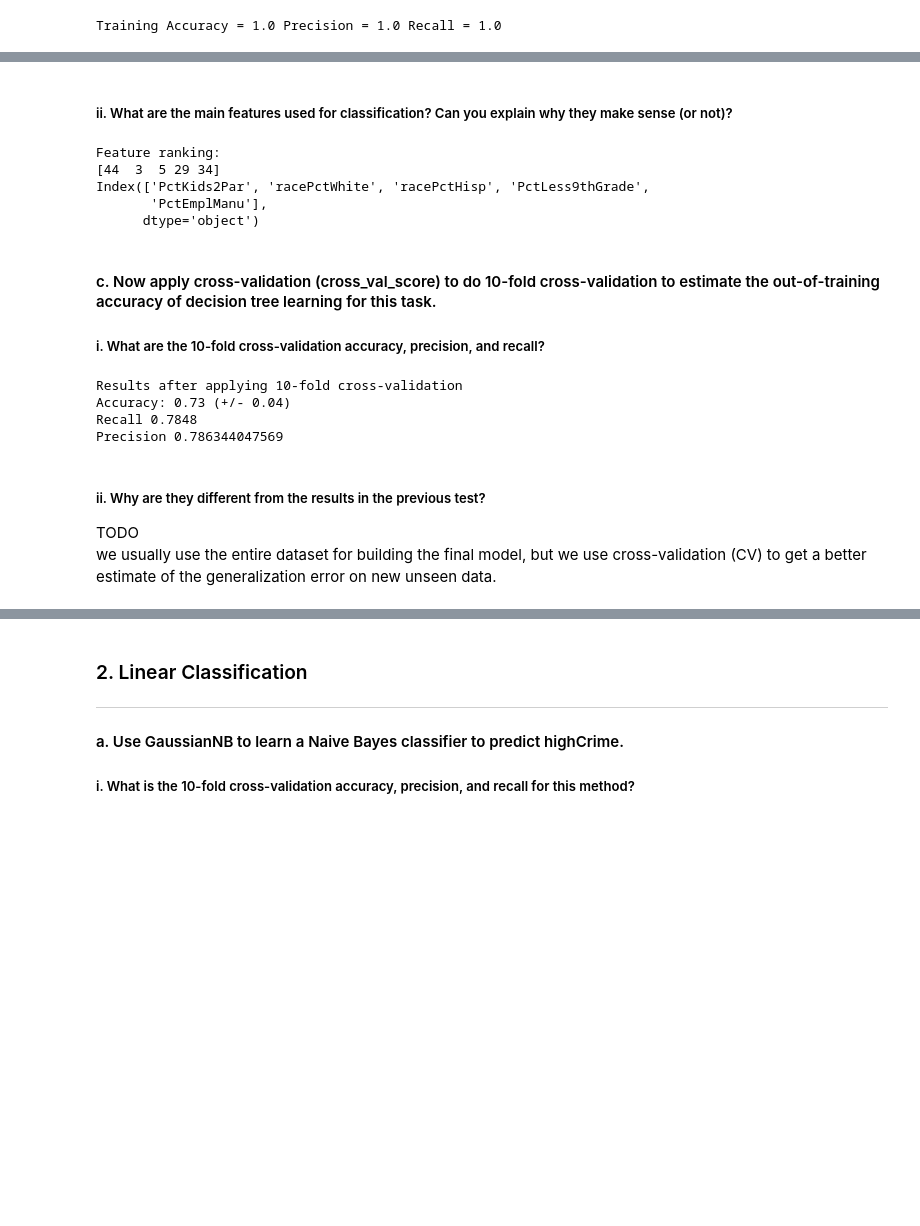
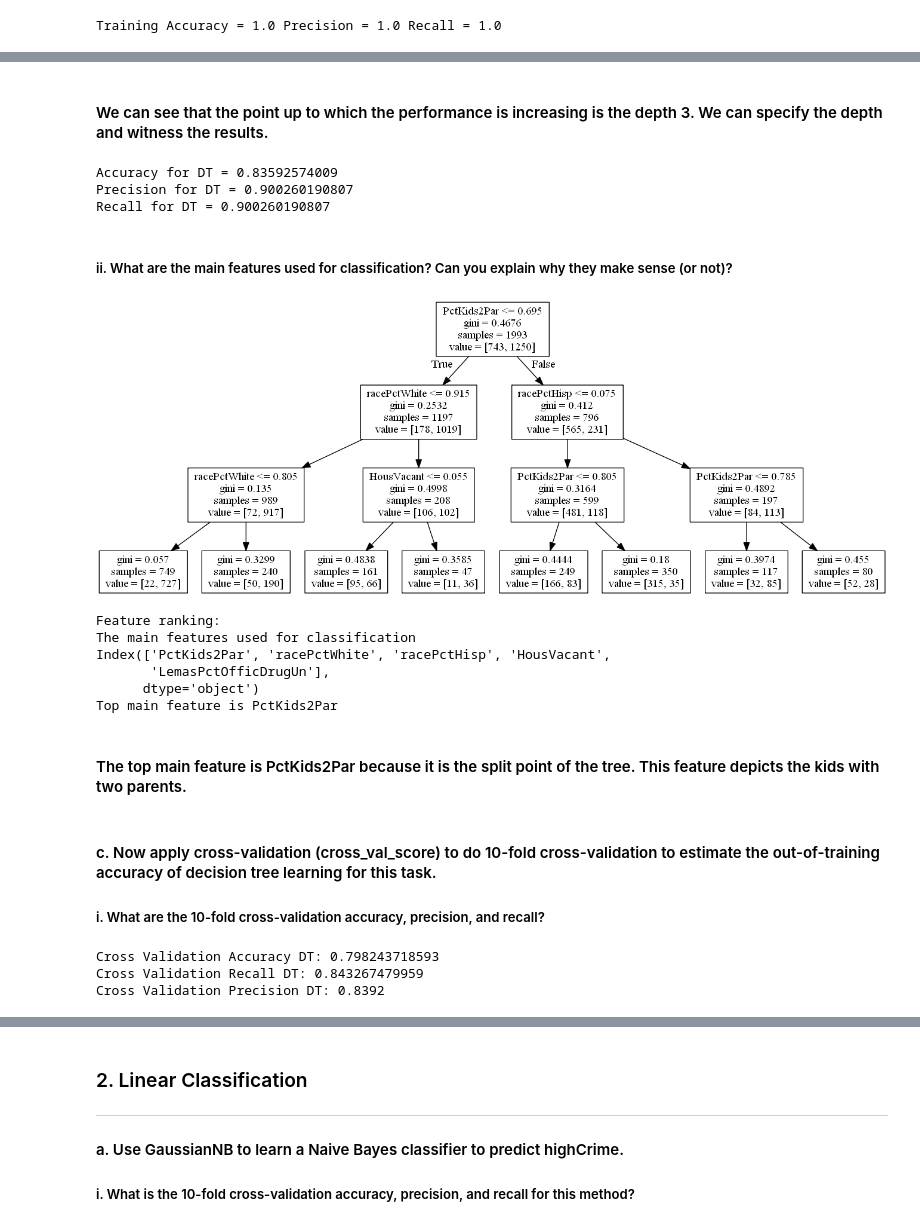
Before and after one commit to adityajadhav/crime-prediction, a Jupyter notebook: crime_prediction.ipynb, the cells around one changed output, grey strips where cells are left out. Saved outputs shown, nothing was run; the diff lists cells and outputs as text; code cells hidden in the pictures; blank space fills up the shorter version.

Commit message:
Adding graphs and conclusion

```diff
--- a/crime_prediction.ipynb
+++ b/crime_prediction.ipynb
@@ -104,42 +117,62 @@ Training Accuracy = 1.0 Precision = 1.0 Recall = 1.0
+# %% [markdown]
+#### We can see that the point up to which the performance is increasing is the depth 3. We can specify the depth and witness the results.
+# %%
+dt_clf = DecisionTreeClassifier(max_depth=3)
+dt_clf.fit(X,y)
+#Predicting
+pred_dt= dt_clf.predict(X)
+dt_accuracy= metrics.accuracy_score(communities_crime_df['highCrime'], pred_dt)
+dt_precision= metrics.precision_score(communities_crime_df['highCrime'], pred_dt)
+dt_recall= metrics.recall_score(communities_crime_df['highCrime'], pred_dt)
+print("Accuracy for DT =",dt_accuracy)
+print("Precision for DT =",dt_precision)
+print("Recall for DT =",dt_precision)
+# %% [output]
+Accuracy for DT = 0.83592574009
+Precision for DT = 0.900260190807
+Recall for DT = 0.900260190807
 # %% [markdown]
 ##### ii. What are the main features used for classification? Can you explain why they make sense (or not)?
+# %%
+dot_data = tree.export_graphviz(dt_clf, out_file=None,feature_names=list(X))
+
+graph = pydotplus.graph_from_dot_data(dot_data)
+Image(graph.create_png())
+# %% [output]
+[figure, added]
 # %%
-# We can check the main features used for classification by checking the feature importnaces, the higher the value,
+# We can check the main features used for classification by checking the feature importance, the higher the value,
 # more important the feature would be.
-# We can sort the impostamce scores in descending order and take the top most.
+# We can sort the importance scores in descending order and take the top most.
 importances=dt_clf.feature_importances_
 indices = np.argsort(importances)[::-1]
 # Print the feature ranking
 print("Feature ranking:")
-print(indices[:5])
+# We have taken the top 5 feature
+print("The main features used for classification")
 print(X.columns[indices[:5]])
-
-#print(sorted(zip(X.columns, dt_clf.feature_importances_), key=lambda x: x[1], reverse=True)[:1])
-#print(importantFeatures[:1])
+print("Top main feature is",X.columns[indices[:1]][0])
 # %% [output]
 Feature ranking:
-[44  3  5 29 34]
-Index(['PctKids2Par', 'racePctWhite', 'racePctHisp', 'PctLess9thGrade',
-       'PctEmplManu'],
+The main features used for classification
+Index(['PctKids2Par', 'racePctWhite', 'racePctHisp', 'HousVacant',
+       'LemasPctOfficDrugUn'],
       dtype='object')
+Top main feature is PctKids2Par
+# %% [markdown]
+#### The top main feature is PctKids2Par because it is the split point of the tree. This feature depicts the kids with two parents.
 # %% [markdown]
 #### c. Now apply cross-validation (cross_val_score) to do 10-fold cross-validation to estimate the out-of-training accuracy of decision tree learning for this task.
 ##### i. What are the 10-fold cross-validation accuracy, precision, and recall?
 # %%
-scores = cross_val_score(dt_clf, X, y, cv=10)
-
-precision= cross_val_score(dt_clf, X, y, cv=10, scoring='precision')
-recal = cross_val_score(dt_clf, X, y, cv=10, scoring='recall')
-print("Results after applying 10-fold cross-validation")
-print("Accuracy: %0.2f (+/- %0.2f)" % (scores.mean(), scores.std()))
-print("Recall", np.mean(recal))
-print("Precision", np.mean(precision))
+# Applying 10 fold cross validation
+dt_cv_accuracy = cross_val_score(dt_clf, X, y, cv=10).mean()
+dt_cv_precision= cross_val_score(dt_clf, X, y, cv=10, scoring='precision').mean()
+dt_cv_recall = cross_val_score(dt_clf, X, y, cv=10, scoring='recall').mean()
+print("Cross Validation Accuracy DT:", dt_cv_accuracy)
+print("Cross Validation Recall DT:", dt_cv_precision)
+print("Cross Validation Precision DT:", dt_cv_recall)
 # %% [output]
-Results after applying 10-fold cross-validation
-Accuracy: 0.73 (+/- 0.04)
-Recall 0.7848
-Precision 0.786344047569
+Cross Validation Accuracy DT: 0.798243718593
+Cross Validation Recall DT: 0.843267479959
+Cross Validation Precision DT: 0.8392
-# %% [markdown]
-##### ii. Why are they different from the results in the previous test?
-TODO
-we usually use the entire dataset for building the final model, but we use cross-validation (CV) to get a better estimate of the generalization error on new unseen data.
```
Also changed, not shown: parts of 43 cells of this notebook.
